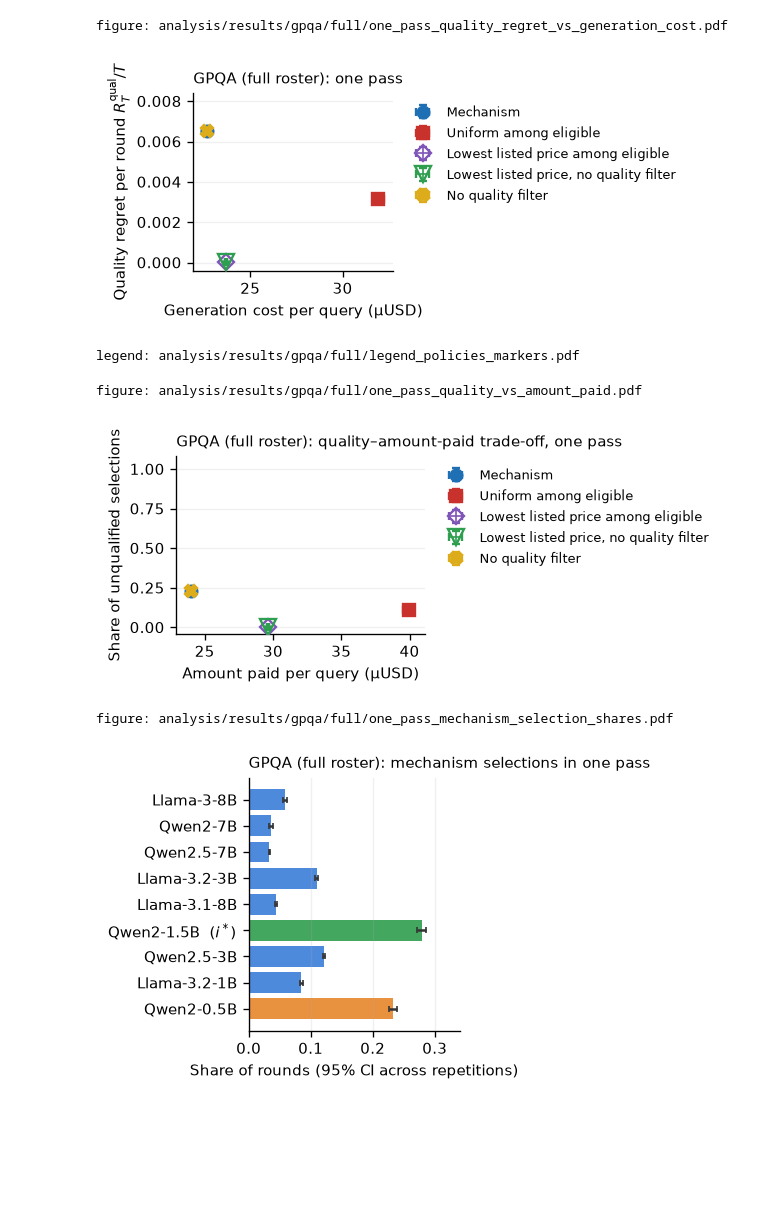
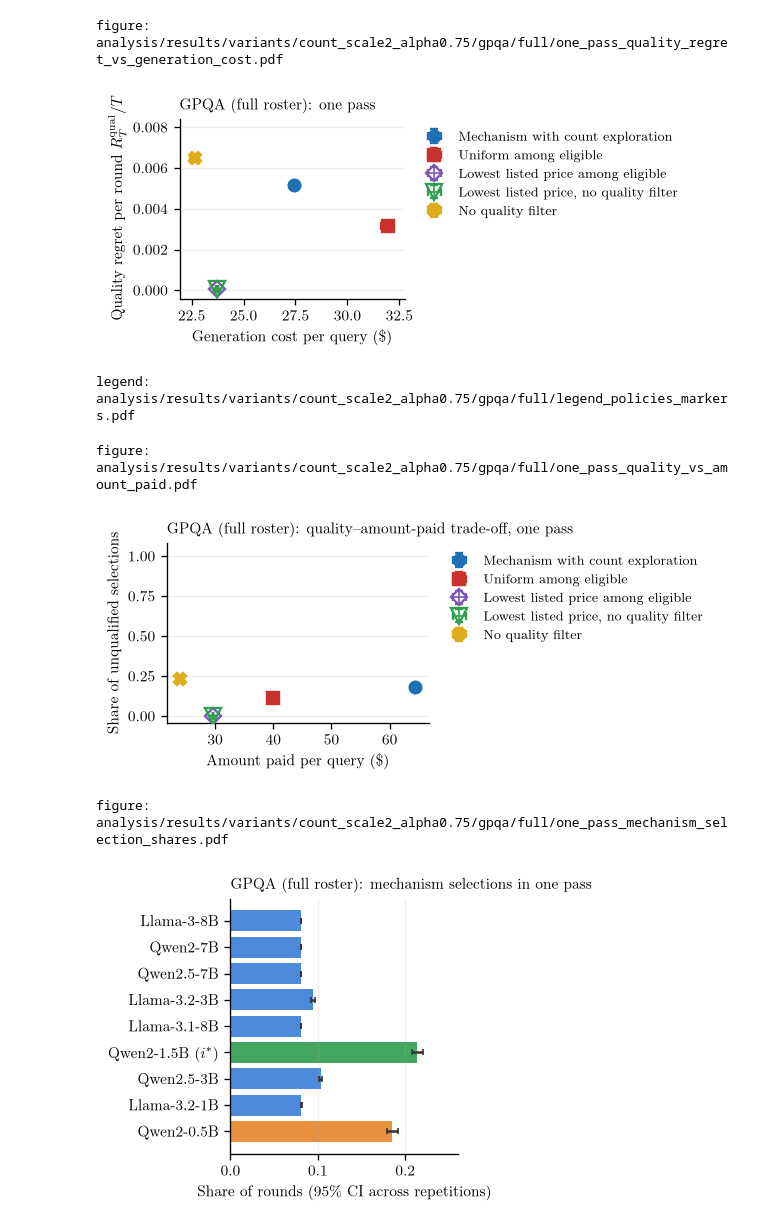
Before and after one commit to Human-Centric-Machine-Learning/cost-of-reliable-inference, a Jupyter notebook: analysis/GPQA-full.ipynb, the cells around one changed output. Cells and saved outputs as stored; diff of their text form; code cells hidden in the pictures; blank space fills up the shorter version.

```diff
--- a/analysis/GPQA-full.ipynb
+++ b/analysis/GPQA-full.ipynb
@@ -304,7 +342,7 @@ header = [
     "provider", "base model", "N", "listed price (USD per 1M tokens)", "mean tokens per query",
     "expected query price", "expected generation cost", "quality", "qualified?", "role",
     "gap type", "gap", "selection bound (M or L)",
-]
+] + (["selection bound incl. forced rounds"] if EXPLORING else [])
 rows = []
 for model in sorted(MODELS, key=lambda m: TRUTH.c[m]):
     variant = parse_variant(model)
@@ -315,7 +353,7 @@ for model in sorted(MODELS, key=lambda m: TRUTH.c[m]):
         TRUTH.price[model], TRUTH.c[model], TRUTH.q[model], model in TRUTH.qualified,
         "i*" if model == TRUTH.istar else "qualified" if model in TRUTH.qualified else "unqualified",
         gap_type, gap, bound,
-    ])
+    ] + ([CAPS.get(model, "")] if EXPLORING else []))
 show(header, rows)
 save_table(header, rows, "providers")
 # %% [output]
@@ -411,13 +440,16 @@ table: analysis/results/gpqa/full/policies.csv
 # %%
 # Run the paired one-pass experiment: REPS repetitions x POLICIES. One record per episode.
 def episode_record(name, rep, seed, arm, episode):
-    metrics = evaluate(episode.log, TRUTH, arm.radii)
+    metrics = evaluate(episode.log, TRUTH, arm.radii, variant=arm.exploration)
     post = evaluate(window(episode.log, start=N + 1), TRUTH, arm.radii)   # after initialization
     columns = episode.log.columns()
     main = columns["phase"] == "main"
     paid = metrics.total_payment is not None
+    # The forced rounds are rounds of the log, so `metrics` counts them; `explored` totals them.
+    explored = exploration_metrics(exploration_events(episode), TRUTH) if arm.exploration is not None else None
     amount_paid = metrics.total_payment if paid else metrics.total_invoice
     amount_paid_post = post.total_payment if paid else post.total_invoice
+    payoff = metrics.provider_payoff
 
     # Payment bounds of the payment-bounds lemma, checked round by round.
     rho = np.array([arm.radii.rho(int(m)) for m in columns["m_winner"][main]])
@@ -428,7 +460,7 @@ def episode_record(name, rep, seed, arm, episode):
     bound_violations = int(np.sum((payment < lower - 1e-9) | (payment > upper + 1e-9))) if paid else None
 
     assert np.isclose(metrics.total_invoice, (1 + MARGIN) * metrics.total_cost)
-    return {
+    record = {
         "environment": ENV.id,
         "policy": name,
         "role": ROLE[name],
@@ -436,7 +468,7 @@ def episode_record(name, rep, seed, arm, episode):
         "seed": seed,
         "rounds": metrics.rounds,
         "termination": episode.termination,
-        "amount_paid_basis": "critical payment" if paid else "query price",
+        "amount_paid_basis": ("critical payment" if paid else "query price") + (EXPLORATION_BASIS if explored is not None else ""),
         "unqualified_share": metrics.unqualified_rounds / metrics.rounds,
         "unqualified_share_post_init": post.unqualified_rounds / post.rounds,
         "quality_regret_per_round": metrics.quality_regret / metrics.rounds,
@@ -450,35 +482,47 @@ def episode_record(name, rep, seed, arm, episode):
         "mean_winning_bid_post_init": float(np.nanmean(columns["bid_winner"][main].astype(float))),
         "mechanism_payment_per_query": metrics.total_payment / metrics.rounds if paid else None,
         "mechanism_payment_per_query_post_init": post.total_payment / post.rounds if paid else None,
+        # Ordinary rounds only: forced rounds pay C_max and are in the amount paid, not the critical payment.
+        "critical_payment_per_query_main": float(payment.mean()) if paid else None,
+        "excess_payment_per_round_main": float(np.maximum(payment - TRUTH.c_second, 0.0).mean()) if paid else None,
         "amount_paid_per_query": amount_paid / metrics.rounds,
         "amount_paid_per_query_post_init": amount_paid_post / post.rounds,
         "excess_payment_per_round": metrics.excess_payment / metrics.rounds if paid else None,
         "excess_payment_per_round_post_init": post.excess_payment / post.rounds if paid else None,
-        "mean_provider_payoff": float(np.mean(list(metrics.provider_payoff.values()))) if paid else None,
-        "min_provider_payoff": metrics.min_provider_payoff,
+        "mean_provider_payoff": float(np.mean(list(payoff.values()))) if paid else None,
+        "min_provider_payoff": min(payoff.values()) if paid else None,
         "critical_below_bid_rounds": metrics.critical_below_bid_rounds,
         "payment_bound_violations": bound_violations,
         "good_event_holds": metrics.good_event_holds,
         "good_event_violations": metrics.good_event_violations,
         "selection_counts": metrics.selection_counts,
-        "provider_payoff": metrics.provider_payoff,
+        "provider_payoff": payoff,
     }
+    if EXPLORING:   # None for the policies that do not explore
+        record.update({
+            "exploration_rounds": explored.rounds if explored else None,
+            "exploration_share": explored.rounds / (metrics.rounds - N) if explored else None,
+            "exploration_cost_per_query": explored.total_cost / metrics.rounds if explored else None,
+            "exploration_payment_per_query": explored.total_payment / metrics.rounds if explored else None,
+            "exploration_istar_rounds": explored.istar_rounds if explored else None,
+            "exploration_unqualified_rounds": explored.unqualified_rounds if explored else None,
+            "exploration_counts": explored.counts if explored else None,
+        })
+    return record
 
 
 ONE = []
-AUDIT = {}    # round logs of the first repetition, kept for inspection
 for rep in range(REPS):
     seed, dseed = episode_seed(MASTER, ENV.id, rep), draw_seed(MASTER, ENV.id)
     for name in POLICIES:
-        arm = resolve_arm(name, CONFIG, TRUTH, RADII)
+        arm = resolve_arm(ARM.get(name, name), CONFIG, TRUTH, RADII)
         episode = simulate_episode(
             DATA, MODELS, theta=ENV.theta, radii=arm.radii, estimator=arm.estimator, margin=MARGIN,
             t_max=ONE_PASS, seed=seed, draw_seed=dseed, repetition=rep,
             policy=make_policy(arm.policy_name, TRUTH), payment_rule=make_payment_rule(arm.payment_name),
+            exploration=arm.exploration,
         )
         ONE.append(episode_record(name, rep, seed, arm, episode))
-        if rep == 0:
-            AUDIT[name] = episode.log.columns()
 print(f"{ENV.id}: {REPS} repetitions x {len(POLICIES)} policies done")
 save_records(ONE, "one_pass_per_repetition")
 
@@ -555,51 +599,51 @@ def one_pass_point(ax, name, x_key, y_key):
 
 fig, ax = plt.subplots(figsize=PANEL)
 top = max(one_pass_point(ax, name, "generation_cost_per_query", "quality_regret_per_round") for name in POLICIES)
-ax.set_xlabel("Generation cost per query (µUSD)")
+ax.set_xlabel("Generation cost per query (\\$)")
 ax.set_ylabel("Quality regret per round $R_T^{\\mathrm{qual}}/T$")
 ax.set_ylim(-0.06 * top, 1.25 * top)
 finish(fig, "one_pass_quality_regret_vs_generation_cost", title=f"{BENCHMARK} ({ROSTER} roster): one pass")
 
 save_legend([(policy_marker(name), STYLE[name]["label"]) for name in POLICIES], "policies_markers", ncol=2)
 # %% [output]
-figure: analysis/results/gpqa/full/one_pass_quality_regret_vs_generation_cost.pdf
+figure: analysis/results/variants/count_scale2_alpha0.75/gpqa/full/one_pass_quality_regret_vs_generation_cost.pdf
-[figure, old version]
+[figure, new version]
-legend: analysis/results/gpqa/full/legend_policies_markers.pdf
+legend: analysis/results/variants/count_scale2_alpha0.75/gpqa/full/legend_policies_markers.pdf
 # %%
 # Figure: share of unqualified selections against the amount paid per query, every routing rule.
 fig, ax = plt.subplots(figsize=PANEL)
 for name in POLICIES:
     one_pass_point(ax, name, "amount_paid_per_query", "unqualified_share")
-ax.set_xlabel("Amount paid per query (µUSD)")
+ax.set_xlabel("Amount paid per query (\\$)")
 ax.set_ylabel("Share of unqualified selections")
 ax.set_ylim(-0.04, 1.08)
 finish(fig, "one_pass_quality_vs_amount_paid", title=f"{BENCHMARK} ({ROSTER} roster): quality–amount-paid trade-off, one pass")
 # %% [output]
-figure: analysis/results/gpqa/full/one_pass_quality_vs_amount_paid.pdf
+figure: analysis/results/variants/count_scale2_alpha0.75/gpqa/full/one_pass_quality_vs_amount_paid.pdf
-[figure, old version]
+[figure, new version]
 # %%
 # Figure: where the mechanism's one-pass rounds went, per provider. Colour marks the true
 # qualification (green i*, blue qualified, orange unqualified); the mechanism never sees it.
 ordered = sorted(MODELS, key=lambda m: TRUTH.q[m])
 means, halves = [], []
 for model in ordered:
     shares = [r["selection_counts"][model] / r["rounds"] for r in ONE if r["policy"] == "mechanism"]
     mean, half = mean_ci(shares)
     means.append(mean)
     halves.append(half)
 colors = [COLOR_ISTAR if m == TRUTH.istar else COLOR_QUALIFIED if m in TRUTH.qualified else COLOR_UNQUALIFIED for m in ordered]
 labels = [m + ("  ($i^*$)" if m == TRUTH.istar else "") for m in ordered]
 
 fig, ax = plt.subplots(figsize=(PANEL[0], 0.22 * N + 0.8))
 y = np.arange(N)
 ax.barh(y, means, xerr=halves, color=colors, alpha=0.9, ecolor="#333", capsize=2)
 ax.set_yticks(y, labels)
-ax.set_xlabel("Share of rounds (95% CI across repetitions)")
+ax.set_xlabel(f"Share of rounds (95{PCT} CI across repetitions)")
 ax.set_xlim(0, max(means) * 1.22)
 ax.grid(axis="x", alpha=0.18)
 ax.grid(axis="y", visible=False)
 finish(fig, "one_pass_mechanism_selection_shares", title=f"{BENCHMARK} ({ROSTER} roster): mechanism selections in one pass", legend=False)
 # %% [output]
-figure: analysis/results/gpqa/full/one_pass_mechanism_selection_shares.pdf
+figure: analysis/results/variants/count_scale2_alpha0.75/gpqa/full/one_pass_mechanism_selection_shares.pdf
-[figure, old version]
+[figure, new version]
 # %% [markdown]
```
Also changed, not shown: parts of 33 cells of this notebook, 16 other files.
